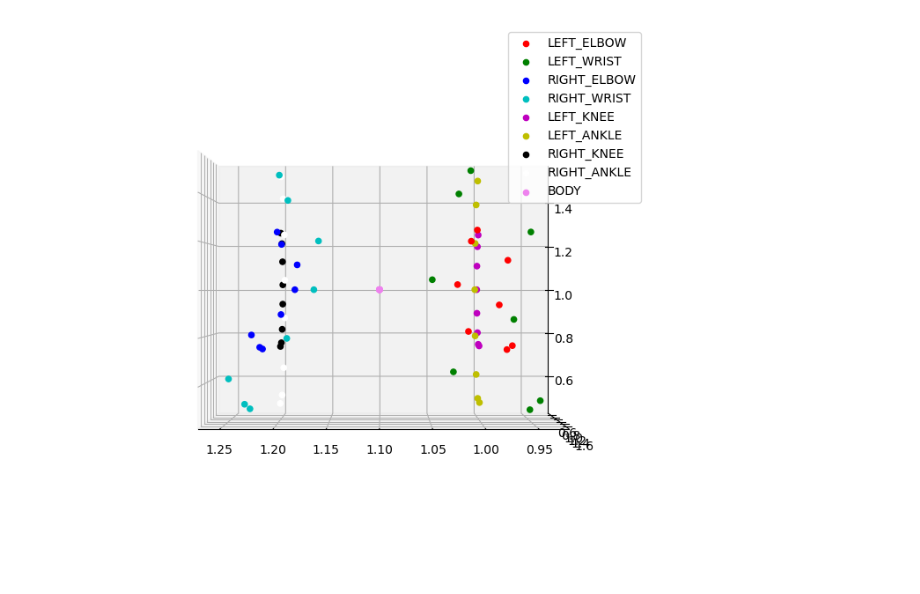
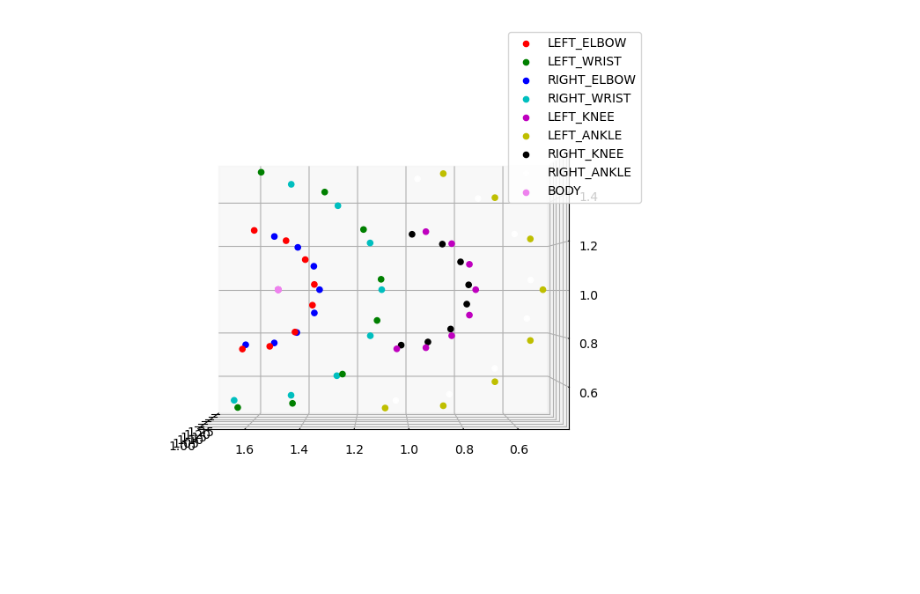
Before and after one commit to GmelaN/seoung_sim, a Jupyter notebook: mobility_visualization.ipynb, the cells around one changed output. Drawn from its saved outputs; the diff is of its cells as text; code cells hidden in the pictures.

```diff
--- a/mobility_visualization.ipynb
+++ b/mobility_visualization.ipynb
@@ -69,24 +69,23 @@ env.run(until=1.5)
 # %%
 from mpl_toolkits.mplot3d import Axes3D
 import matplotlib.pyplot as plt
 from tqdm import tqdm
 
 # 임의의 mobs_pos 리스트 생성
 # mobs_pos = [...]
 
 colors = ('r', 'g', 'b', 'c', 'm', 'y', 'k', 'w', 'violet', 'purple', 'lavender', 'darkorange', 'crimson', 'darkcyan', 'crimson')
 fig = plt.figure(figsize=(12, 8))
 ax = fig.add_subplot(111, projection='3d')
 
-ax.view_init(elev=0, azim=90)
+ax.view_init(elev=0, azim=180)
 
 for i, mob in enumerate(tqdm(mobs_pos)):
     xs, ys, zs = zip(*mob)  # 각 점의 x, y, z 좌표 분리
     ax.scatter(xs, ys, zs, color=colors[i % len(colors)], alpha=1, label=str(positions[i]).split('.')[1])  # 점들 그리기
-    # ax.text(xs[0], ys[0], zs[0], str(positions[i]).split('.')[1], color="black")
 
 
 ax.legend()
 plt.show()
 # %% [output]
-[figure, old version]
+[figure, new version]
```
Also changed, not shown: parts of 15 cells of this notebook, 10 other files.
